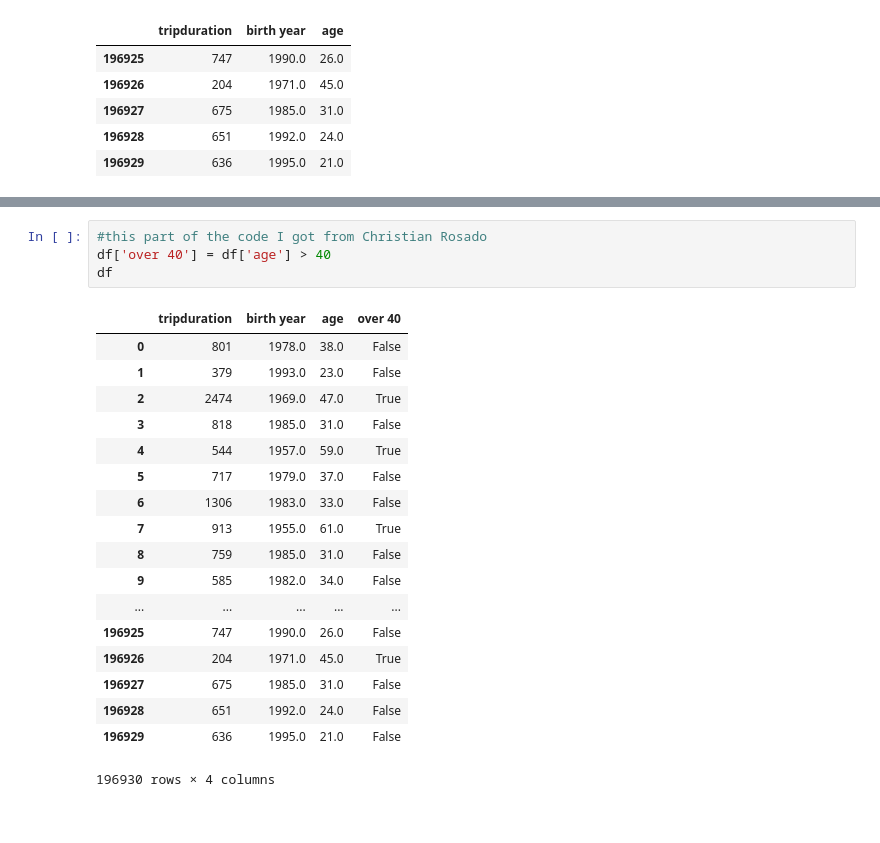
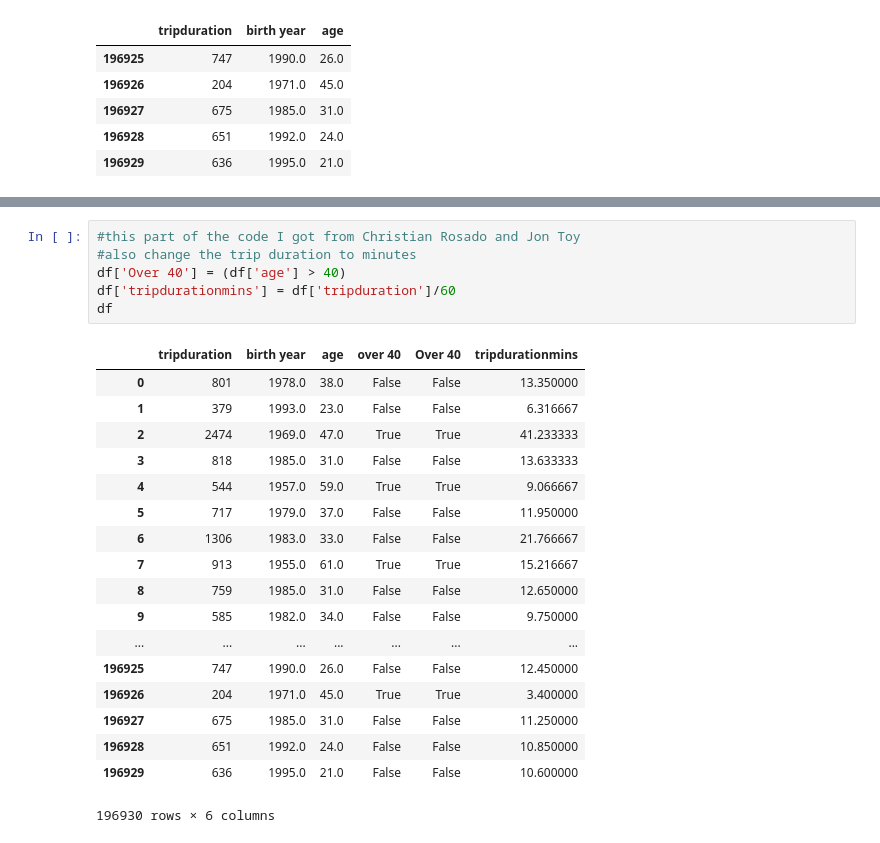
Before and after one commit to dlk253/PUI2016_dlk253, a Jupyter notebook: HW6_dlk253/hw6_dlk253_assign2_citibike_review_z_test.ipynb, the cells around one changed output, grey strips where cells are left out. Cells and saved outputs as stored; diff of their text form.

```diff
--- a/HW6_dlk253/hw6_dlk253_assign2_citibike_review_z_test.ipynb
+++ b/HW6_dlk253/hw6_dlk253_assign2_citibike_review_z_test.ipynb
@@ -95,23 +90,25 @@ pl.xlabel("age", fontsize = 12)
 # %%
-#this part of the code I got from Christian Rosado
-df['over 40'] = df['age'] > 40
+#this part of the code I got from Christian Rosado and Jon Toy
+#also change the trip duration to minutes
+df['Over 40'] = (df['age'] > 40)
+df['tripdurationmins'] = df['tripduration']/60
 df
 # %% [output]
-|  | tripduration | birth year | age | over 40 |
-| 0 | 801 | 1978.0 | 38.0 | False |
-| 1 | 379 | 1993.0 | 23.0 | False |
-| 2 | 2474 | 1969.0 | 47.0 | True |
-| 3 | 818 | 1985.0 | 31.0 | False |
-| 4 | 544 | 1957.0 | 59.0 | True |
-| 5 | 717 | 1979.0 | 37.0 | False |
-| 6 | 1306 | 1983.0 | 33.0 | False |
-| 7 | 913 | 1955.0 | 61.0 | True |
-| 8 | 759 | 1985.0 | 31.0 | False |
-| 9 | 585 | 1982.0 | 34.0 | False |
-| ... | ... | ... | ... | ... |
-| 196925 | 747 | 1990.0 | 26.0 | False |
-| 196926 | 204 | 1971.0 | 45.0 | True |
-| 196927 | 675 | 1985.0 | 31.0 | False |
-| 196928 | 651 | 1992.0 | 24.0 | False |
-| 196929 | 636 | 1995.0 | 21.0 | False |
+|  | tripduration | birth year | age | over 40 | Over 40 | tripdurationmins |
+| 0 | 801 | 1978.0 | 38.0 | False | False | 13.350000 |
+| 1 | 379 | 1993.0 | 23.0 | False | False | 6.316667 |
+| 2 | 2474 | 1969.0 | 47.0 | True | True | 41.233333 |
+| 3 | 818 | 1985.0 | 31.0 | False | False | 13.633333 |
+| 4 | 544 | 1957.0 | 59.0 | True | True | 9.066667 |
+| 5 | 717 | 1979.0 | 37.0 | False | False | 11.950000 |
+| 6 | 1306 | 1983.0 | 33.0 | False | False | 21.766667 |
+| 7 | 913 | 1955.0 | 61.0 | True | True | 15.216667 |
+| 8 | 759 | 1985.0 | 31.0 | False | False | 12.650000 |
+| 9 | 585 | 1982.0 | 34.0 | False | False | 9.750000 |
+| ... | ... | ... | ... | ... | ... | ... |
+| 196925 | 747 | 1990.0 | 26.0 | False | False | 12.450000 |
+| 196926 | 204 | 1971.0 | 45.0 | True | True | 3.400000 |
+| 196927 | 675 | 1985.0 | 31.0 | False | False | 11.250000 |
+| 196928 | 651 | 1992.0 | 24.0 | False | False | 10.850000 |
+| 196929 | 636 | 1995.0 | 21.0 | False | False | 10.600000 |
-196930 rows × 4 columns
+196930 rows × 6 columns
```
Also changed, not shown: parts of 9 cells of this notebook.
